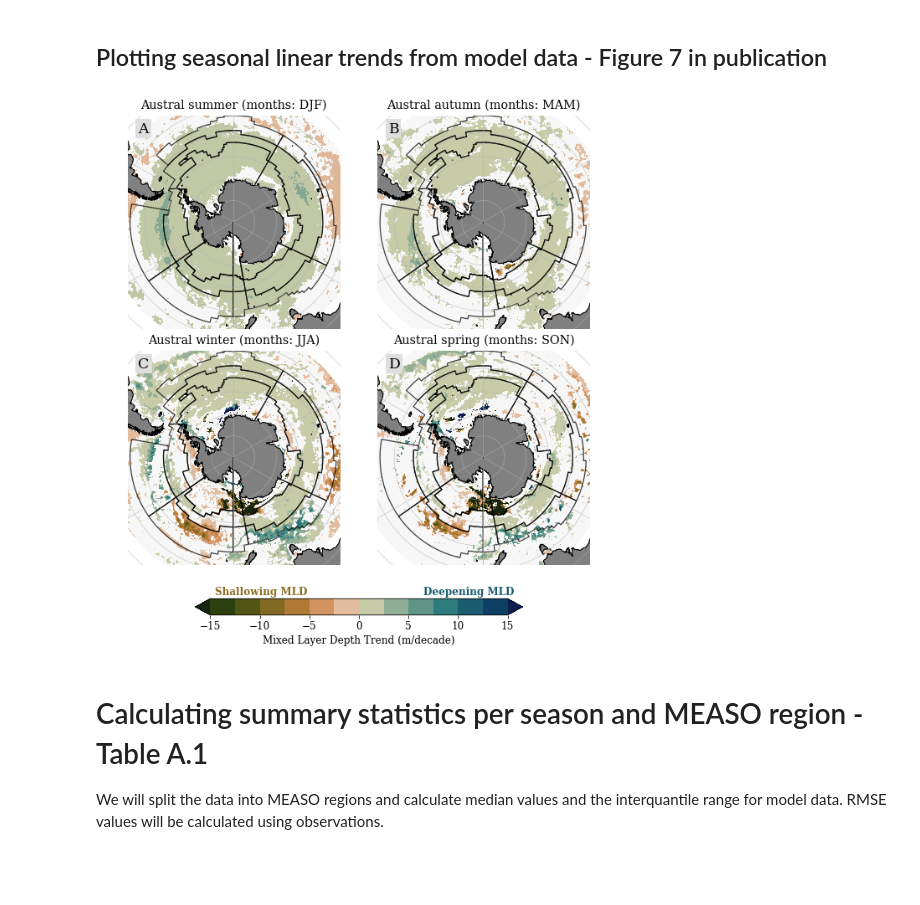
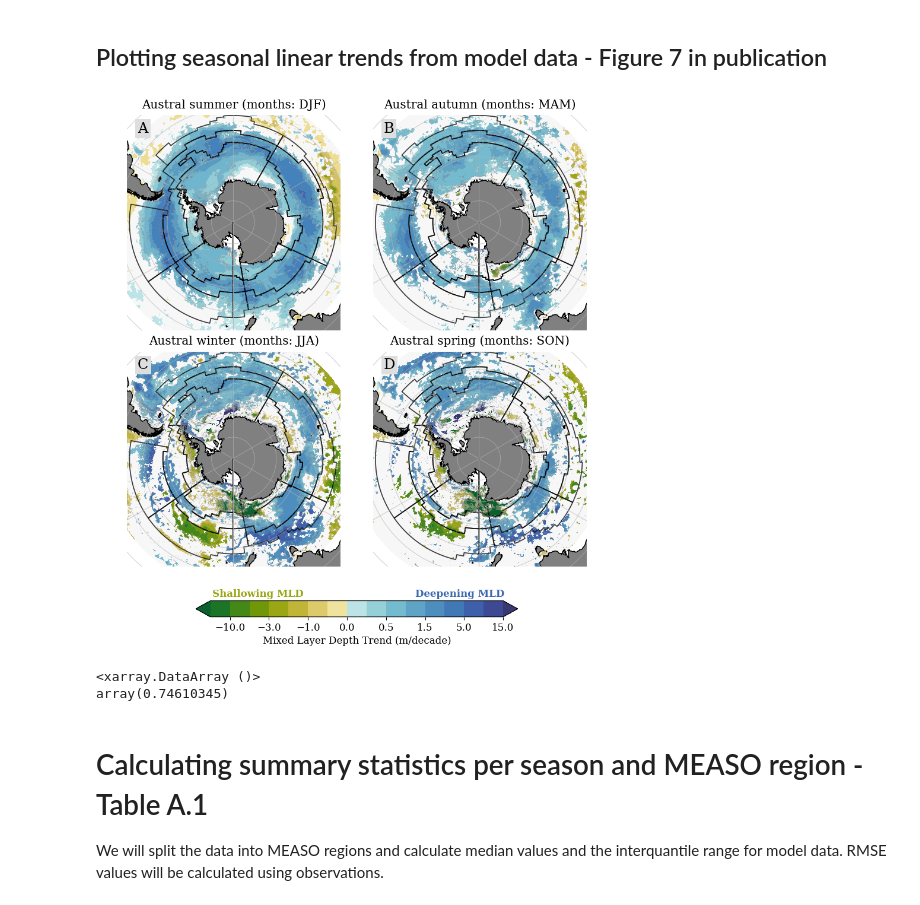
Before and after one commit to lidefi87/ACCESS-OM2-01_EcologicallyRelevantVariables, a Jupyter notebook: Scripts/MixedLayerDepth.ipynb, the cells around one changed output. Saved outputs shown, nothing was run; the diff lists cells and outputs as text; code cells hidden in the pictures; blank space fills up the shorter version.

Commit message:
Changing colormap based on reviewer's comment

```diff
--- a/Scripts/MixedLayerDepth.ipynb
+++ b/Scripts/MixedLayerDepth.ipynb
@@ -587,15 +587,15 @@ os.makedirs(folder_out, exist_ok = True)
 fig = plt.figure(figsize = (10, 12.5))
 
 #Set labels for plotting
-levels = np.arange(-15, 16, 2.5)
+levels = [-15, -10, -5, -3, -1.5, -1., -.5, 0, .25, .5, 1, 1.5, 3, 5, 10, 15]
 
 #Create colormap for differences
 #Ensure colormap diverges at zero regardless of max and min values
 divnorm = mcolors.TwoSlopeNorm(vmin = -15, vcenter = 0, vmax = 15)
 #Create new diverging colormap from existing colormaps to make it
 #easy to distinguish positive and negative values
-colors1 = cm.cm.tarn(np.linspace(0, 0.425, 128))
-colors2 = cm.cm.tarn(np.linspace(0.575, 1, 128))
+colors1 = cm.cm.speed_r(np.linspace(0.25, 1., 128))
+colors2 = cm.cm.ice_r(np.linspace(0.1, 0.75, 128))
 colors = np.vstack((colors1, colors2))
 mymap = mcolors.LinearSegmentedColormap.from_list('my_colormap', colors)
 #Set NA values to show as white
@@ -645,11 +645,14 @@ for i, j, season in [(0, 0, 'Summer'), (0, 1, 'Autumn'),
     mask = xr.where(np.fabs(data) < se, 1, np.nan)
 
     ###Plotting
-    #Multiplying trends by -10 to get change in meters per decade
-    p1 = (data*10).plot.pcolormesh(ax = ax[season], cmap = mymap,
+    #Multiplying trends by 10 to get change in meters per decade
+    data = xr.where(np.isnan(mask), data*10, np.nan)
+    p1 = data.plot.pcolormesh(ax = ax[season], cmap = mymap,
                               transform = ccrs.PlateCarree(),
-                              # vmin = -15, vmax = 15,
                                    levels = levels, add_colorbar = False)
+    data.plot.contour(ax = ax[season], levels = levels, transform = ccrs.PlateCarree(),
+                           colors = ['#999999'], linewidths = 0.25, linestyles = ['dashed'])
+
     #Apply mask
     mask.plot.contourf(colors = '#f7f7f7', ax = ax[season],
                        transform = ccrs.PlateCarree(),
@@ -681,35 +684,42 @@ for i, j, season in [(0, 0, 'Summer'), (0, 1, 'Autumn'),
     #Remove the outside frame and ticklines of the figure
     [s.set_visible(False) for s in ax[season].spines.values()]
     [t.set_visible(False) for t in ax[season].get_xticklines()]
     [t.set_visible(False) for t in ax[season].get_yticklines()]
 
 #Colorbar settings
 cb = fig.colorbar(p1, ax = [ax[a] for a in ax],
                   orientation = 'horizontal',
                   shrink = 0.7, pad = 0.06,
                   label = 'Mixed Layer Depth Trend (m/decade)')
 
 #Add labels to improve readability
 #Get colormap to extract colors for labels
 cmap = mcm.get_cmap(mymap)
-cb.ax.text(6.5, 1.25, 'Deepening MLD', color = cmap(0.85), fontweight = 'bold')
+cb.ax.text(1.25, 1.25, 'Deepening MLD', color = cmap(0.85), fontweight = 'bold')
 cb.ax.text(-14.5, 1.25, 'Shallowing MLD', color = cmap(0.25), fontweight = 'bold')
 
 #Apply labels only to plots, not colorbars
 for i, a in enumerate(ax):
     ax[a].text(0.05, .92, labels[i], transform = ax[a].transAxes,
                fontsize = 'x-large',
                bbox = dict(facecolor = '#dedede', edgecolor = 'none',
                                pad = 3.0))
 
 #Name to save figure
 fn = 'SeasonalLinearTrends_MLD_1970-2018.png'
 
 #Saving figure to local directory
 plt.savefig(os.path.join(folder_out, fn), dpi = 300, bbox_inches = 'tight',
             pad_inches = 0.05)
 # %% [output]
-[figure, old version]
+[figure, new version]
+# %%
+data = LM_results['Summer'].coefficients
+data = xr.where(data > LM_results['Summer'].std_err, data*10, np.nan)
+data.median()
+# %% [output]
+<xarray.DataArray ()>
+array(0.74610345)
 # %% [markdown]
 # Calculating summary statistics per season and MEASO region - Table A.1
 We will split the data into MEASO regions and calculate median values and the interquantile range for model data. RMSE values will be calculated using observations.
```
Also changed, not shown: parts of 1 cell of this notebook.
